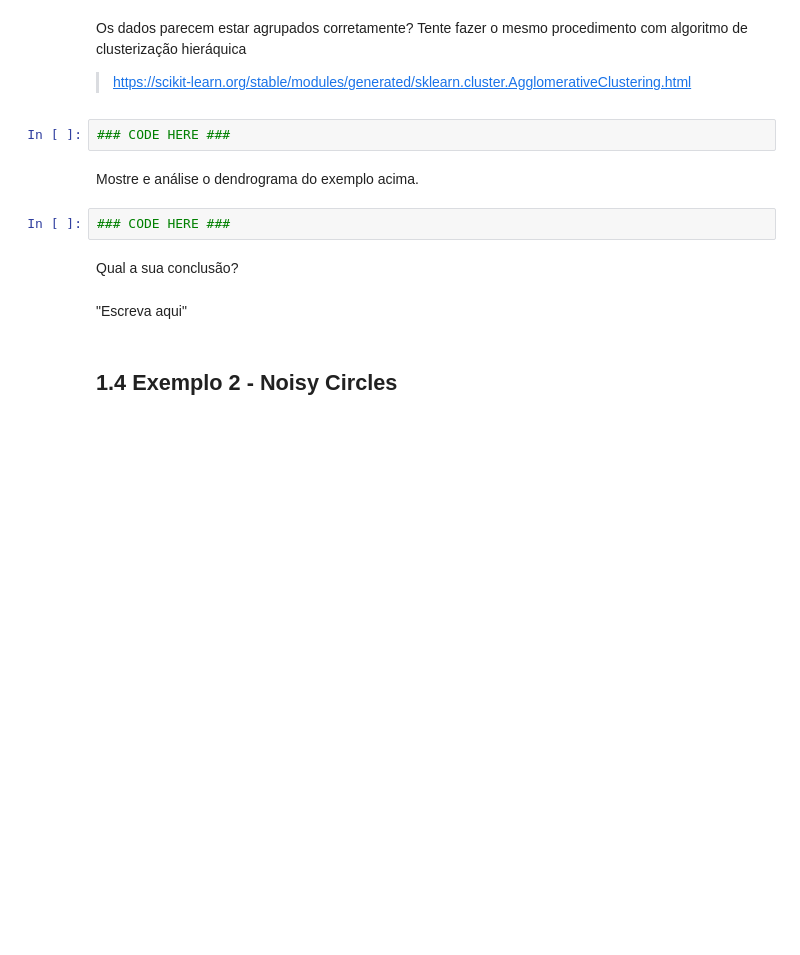
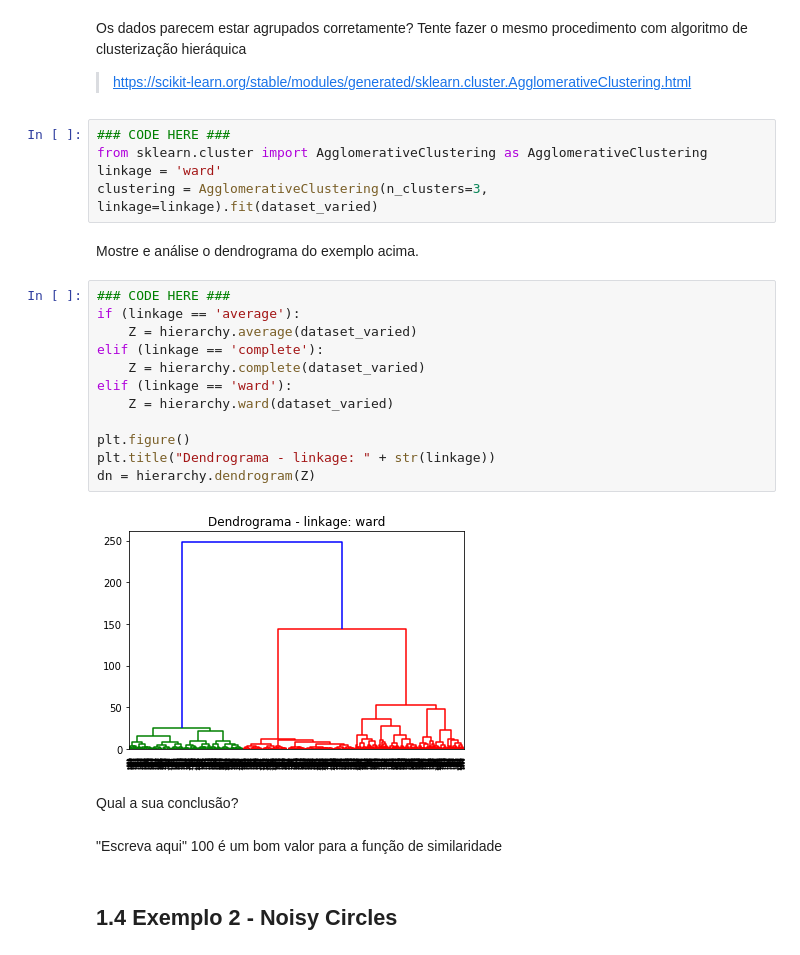
Before and after one commit to InsightLab/data-science-cookbook, a Jupyter notebook: 2019/09-clustering/Notebook_Clustering_Assignment.ipynb, the cells around one changed output. Drawn from its saved outputs; the diff is of its cells as text; blank space fills up the shorter version.

```diff
--- a/2019/09-clustering/Notebook_Clustering_Assignment.ipynb
+++ b/2019/09-clustering/Notebook_Clustering_Assignment.ipynb
@@ -130,16 +143,32 @@ Importing Jupyter notebook from Notebook_KMeans.ipynb
 # %% [markdown]
 Os dados parecem estar agrupados corretamente? Tente fazer o mesmo procedimento com algoritmo de clusterização hieráquica
 > https://scikit-learn.org/stable/modules/generated/sklearn.cluster.AgglomerativeClustering.html
-# %%
-### CODE HERE ###
+# %%
+### CODE HERE ###
+from sklearn.cluster import AgglomerativeClustering as AgglomerativeClustering
+linkage = 'ward'
+clustering = AgglomerativeClustering(n_clusters=3, linkage=linkage).fit(dataset_varied)
 # %% [markdown]
 Mostre e análise o dendrograma do exemplo acima.
-# %%
-### CODE HERE ###
+# %%
+### CODE HERE ###
+if (linkage == 'average'):
+    Z = hierarchy.average(dataset_varied)
+elif (linkage == 'complete'):
+    Z = hierarchy.complete(dataset_varied)
+elif (linkage == 'ward'):
+    Z = hierarchy.ward(dataset_varied)
+
+plt.figure()
+plt.title("Dendrograma - linkage: " + str(linkage))
+dn = hierarchy.dendrogram(Z)
+# %% [output]
+[figure, added]
 # %% [markdown]
 Qual a sua conclusão?
-# %% [markdown]
-"Escreva aqui"
+# %% [markdown]
+"Escreva aqui"
+100 é um bom valor para a função de similaridade
 # %% [markdown]
 ## 1.4 Exemplo 2 - Noisy Circles
 # %%
```
Also changed, not shown: parts of 18 cells of this notebook, 2 other files.
